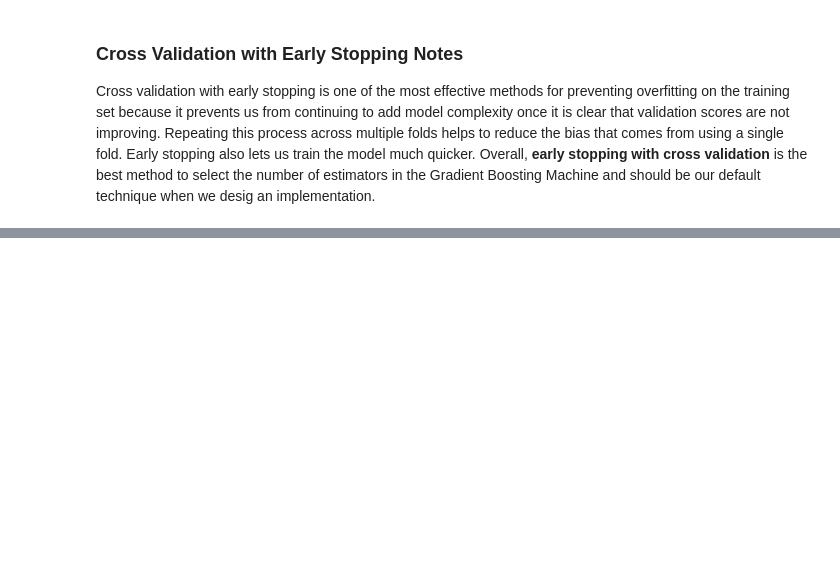
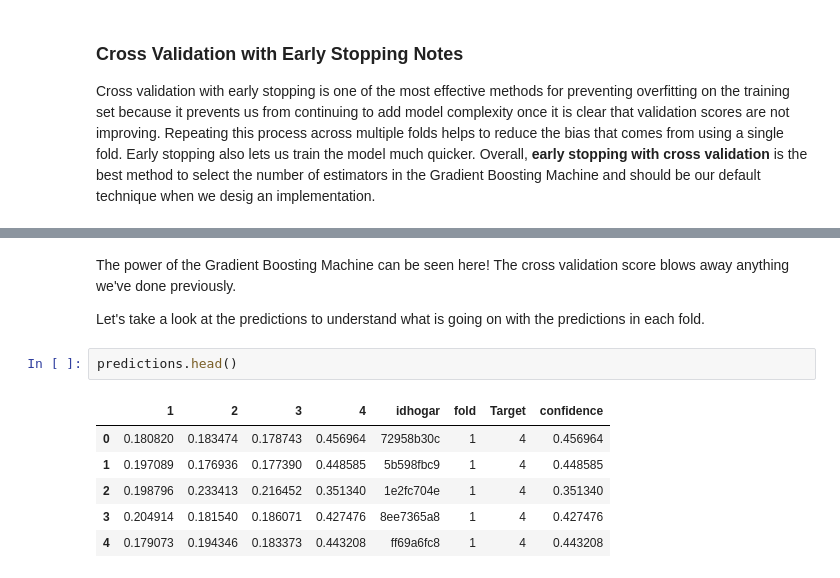
Before and after one commit to sudhamstarun/Costa-Rican-Household-Poverty-Level-Prediction, a Jupyter notebook: Machine Learning Modelling.ipynb, the cells around one changed output, grey strips where cells are left out. Cells and saved outputs as stored; diff of their text form; blank space fills up the shorter version.

```diff
--- a/Machine Learning Modelling.ipynb
+++ b/Machine Learning Modelling.ipynb
@@ -1452,0 +1460,13 @@ predictions, gbm_fi = model_gbm(train_set, train_labels, test_set, test_ids, ret
+# %% [markdown]
+The power of the Gradient Boosting Machine can be seen here! The cross validation score blows away anything we've done previously.
+
+Let's take a look at the predictions to understand what is going on with the predictions in each fold.
+# %%
+predictions.head()
+# %% [output]
+|  | 1 | 2 | 3 | 4 | idhogar | fold | Target | confidence |
+| 0 | 0.180820 | 0.183474 | 0.178743 | 0.456964 | 72958b30c | 1 | 4 | 0.456964 |
+| 1 | 0.197089 | 0.176936 | 0.177390 | 0.448585 | 5b598fbc9 | 1 | 4 | 0.448585 |
+| 2 | 0.198796 | 0.233413 | 0.216452 | 0.351340 | 1e2fc704e | 1 | 4 | 0.351340 |
+| 3 | 0.204914 | 0.181540 | 0.186071 | 0.427476 | 8ee7365a8 | 1 | 4 | 0.427476 |
+| 4 | 0.179073 | 0.194346 | 0.183373 | 0.443208 | ff69a6fc8 | 1 | 4 | 0.443208 |
```
Also changed, not shown: parts of 85 cells of this notebook.
